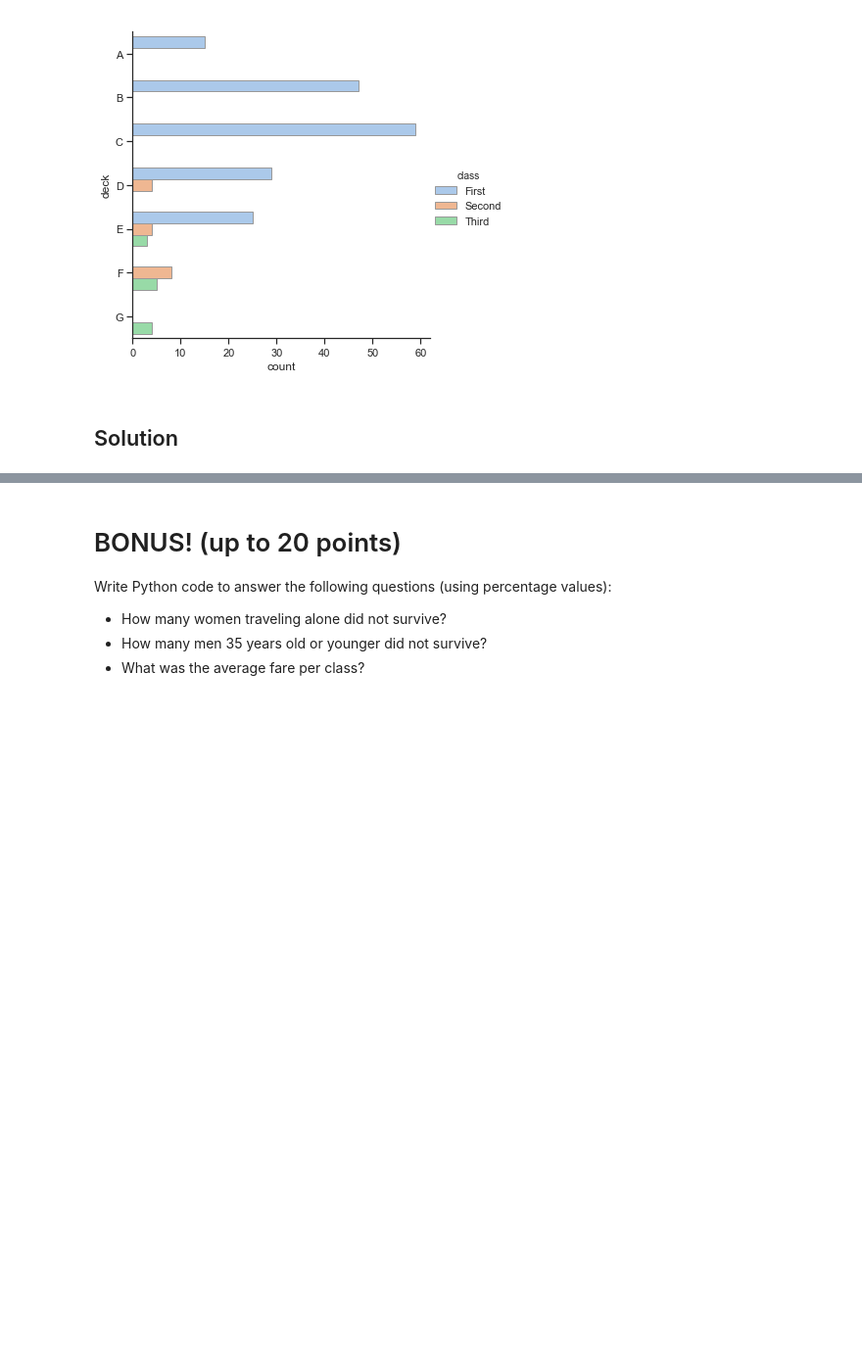
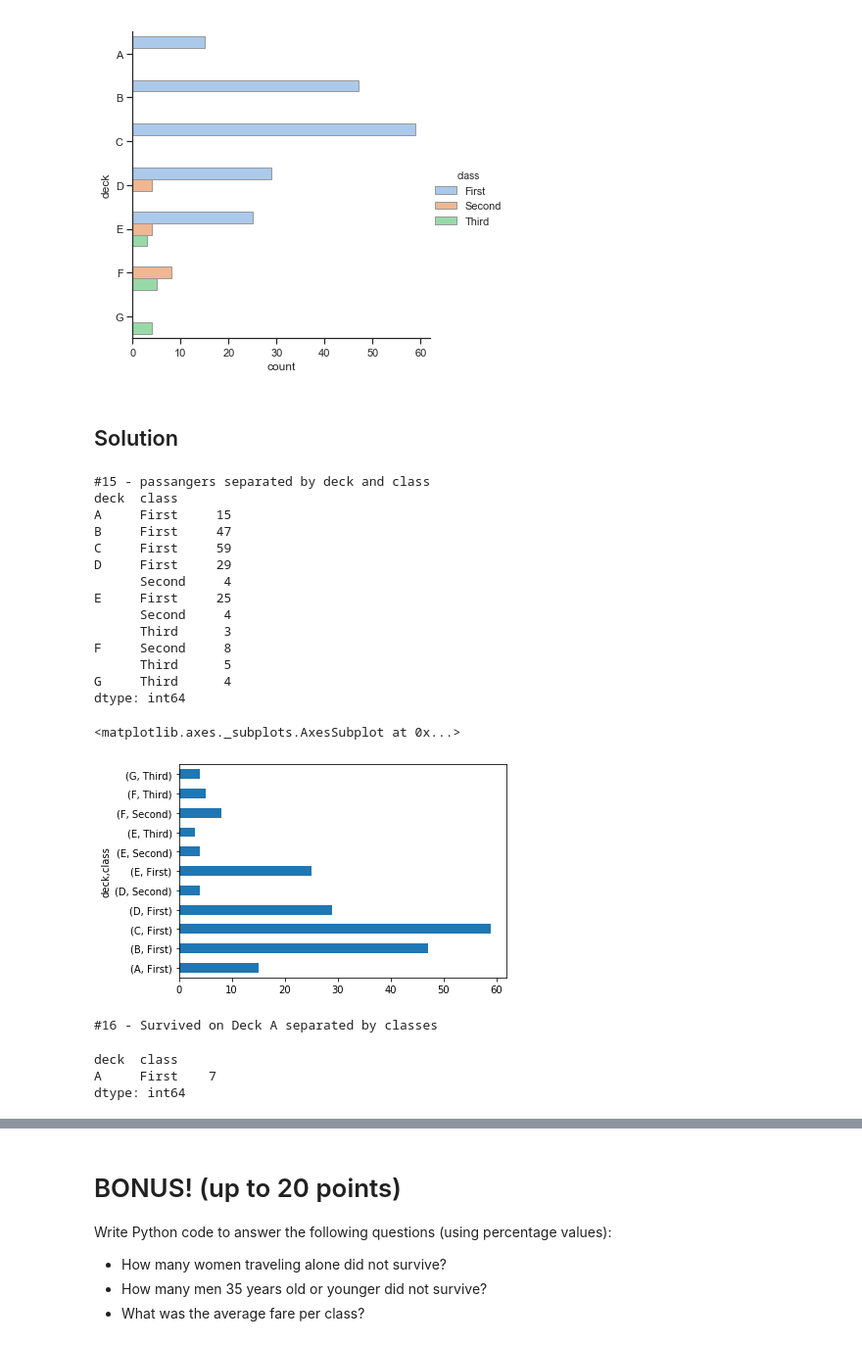
Before and after one commit to AdamCorbinFAUPhD/CAP5768-Intro-to-Data-Science, a Jupyter notebook: assignment_2/CAP5768_Assignment2_Corbin_Adam.ipynb, the cells around one changed output, grey strips where cells are left out. Shown at 98% size. Saved outputs shown, nothing was run; the diff lists cells and outputs as text; code cells hidden in the pictures; blank space fills up the shorter version.

Commit message:
Finished first problem, started titanic problem

```diff
--- a/assignment_2/CAP5768_Assignment2_Corbin_Adam.ipynb
+++ b/assignment_2/CAP5768_Assignment2_Corbin_Adam.ipynb
@@ -423,0 +511,34 @@ Write Python code to answer the following questions (make sure the messages disp
+# %%
+print("#15 - passangers separated by deck and class")
+pd.set_option('display.max_rows', 25)
+print(titanic.pivot_table(index=["deck","class"], values=[], aggfunc=len))
+titanic.pivot_table(index=["deck","class"], values=[], aggfunc=len).plot.barh()
+# %% [output]
+#15 - passangers separated by deck and class
+deck  class
+A     First     15
+B     First     47
+C     First     59
+D     First     29
+      Second     4
+E     First     25
+      Second     4
+      Third      3
+F     Second     8
+      Third      5
+G     Third      4
+dtype: int64
+<matplotlib.axes._subplots.AxesSubplot at 0x...>
+[figure, added]
+# %%
+print("#16 - Survived on Deck A separated by classes")
+survived = titanic[titanic["survived"] == 1]
+survived_on_deck_a = survived[survived["deck"] == "A"]
+
+table = survived_on_deck_a.pivot_table(index=["deck","class"], values=[], aggfunc=len)
+table
+# %% [output]
+#16 - Survived on Deck A separated by classes
+deck  class
+A     First    7
+dtype: int64
```
Also changed, not shown: parts of 18 cells of this notebook.
